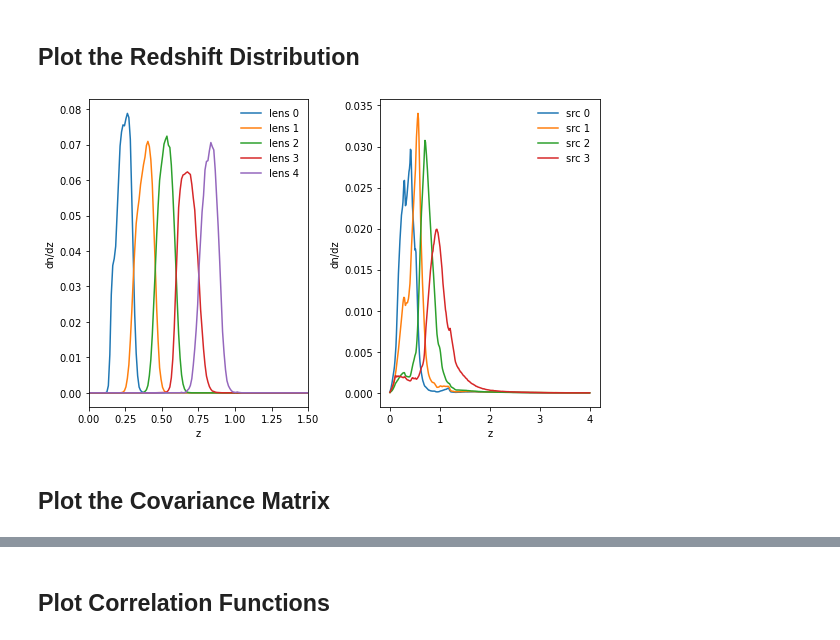
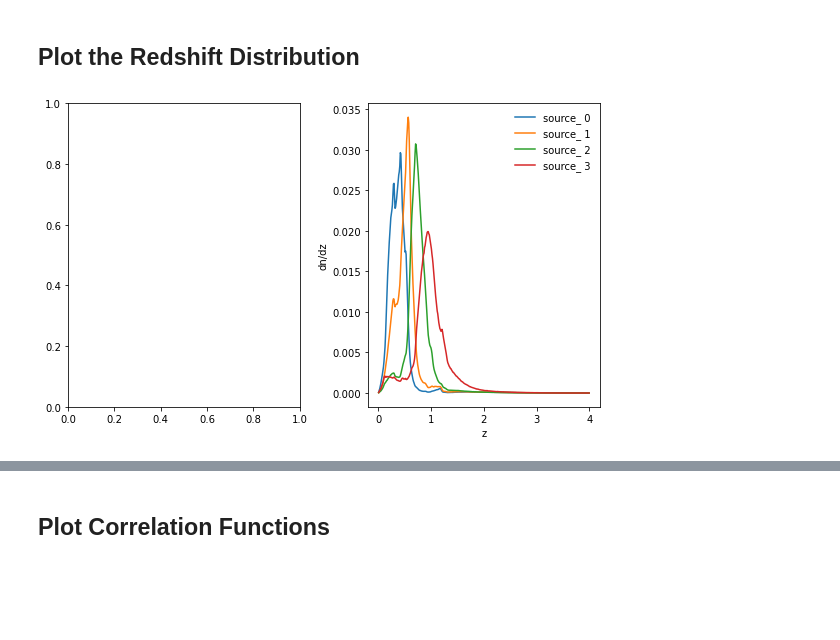
Before and after one commit to LSSTDESC/txpipe-reanalysis, a Jupyter notebook: desy1/notebooks/PlotPublishedDataVectors.ipynb, the cells around one changed output, grey strips where cells are left out. Saved outputs shown, nothing was run; the diff lists cells and outputs as text; code cells hidden in the pictures; blank space fills up the shorter version.

```diff
--- a/desy1/notebooks/PlotPublishedDataVectors.ipynb
+++ b/desy1/notebooks/PlotPublishedDataVectors.ipynb
@@ -10,35 +14,33 @@ import matplotlib.pyplot as plt
 n_src = 4
 n_lens = 5
 # %%
-data_dir = '/global/cscratch1/sd/elp25/txpipe-reanalysis/desy1/data/'
+data_dir = '/global/cscratch1/sd/elp25/TXPipe/data/desy1/outputs/'
 # %%
-des_data = sacc.Sacc.load_fits(data_dir+'des_y1_3x2pt_sacc_data.fits')
+des_data = sacc.Sacc.load_fits(data_dir+'desy1_twopoint_data_real_published_blinded.sacc')
 # %% [markdown]
 ## Plot the Redshift Distribution
 # %%
 fig, axs = plt.subplots(nrows=1, ncols=2, figsize=(8, 5))
 
 ax = axs[0]
-for i in range(n_lens):
-    tr = des_data.get_tracer('lens%d' % i)
-    ax.plot(tr.z, tr.nz/np.sum(tr.nz), label='lens %d' % i)
+#for i in range(n_lens):
+#    tr = des_data.get_tracer('lens%d' % i)
+#    ax.plot(tr.z, tr.nz/np.sum(tr.nz), label='lens %d' % i)
 
-ax.set_xlabel('z')
-ax.set_ylabel('dn/dz')
-ax.legend(loc=1, frameon=False)
-ax.set_xlim(0.0, 1.5)
+#ax.set_xlabel('z')
+#ax.set_ylabel('dn/dz')
+#ax.legend(loc=1, frameon=False)
+#ax.set_xlim(0.0, 1.5)
 
 ax = axs[1]
 for i in range(n_src):
-    tr = des_data.get_tracer('src%d' % i)
-    ax.plot(tr.z, tr.nz/np.sum(tr.nz), label='src %d' % i)
+    tr = des_data.get_tracer('source_%d' % i)
+    ax.plot(tr.z, tr.nz/np.sum(tr.nz), label='source_ %d' % i)
 
 ax.set_xlabel('z')
 ax.set_ylabel('dn/dz')
 ax.legend(loc=1, frameon=False)
 
 plt.tight_layout()
 # %% [output]
-[figure, old version]
+[figure, new version]
-# %% [markdown]
-## Plot the Covariance Matrix
```
Also changed, not shown: parts of 5 cells of this notebook, 52 other files.
